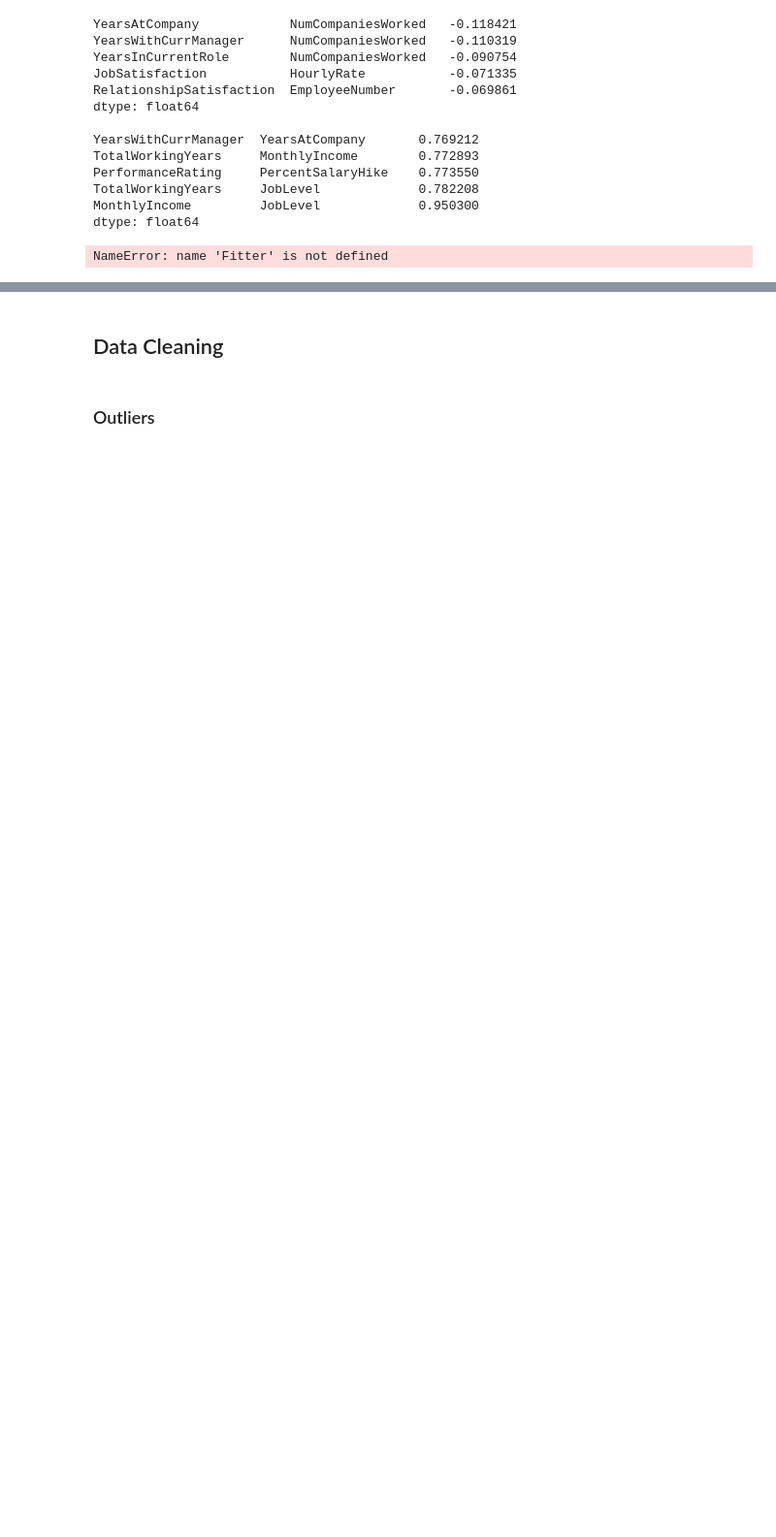
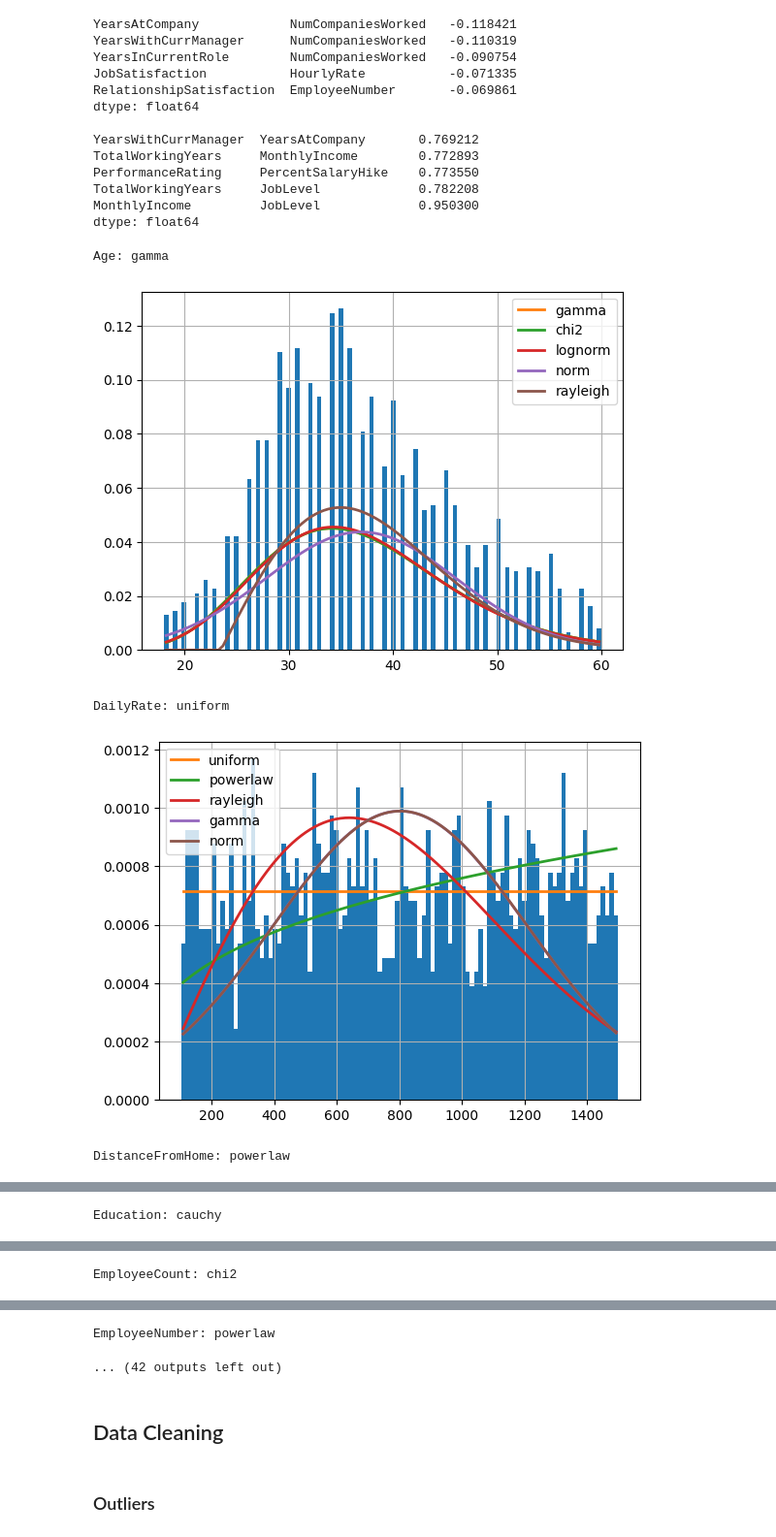
Before and after one commit to BenWSingleton/CS513FinalProject, a Jupyter notebook: FinalProject.ipynb, the cells around one changed output, grey strips where cells are left out. Shown at 97% size. Cells and saved outputs as stored; diff of their text form; code cells hidden in the pictures; blank space fills up the shorter version.

```diff
--- a/FinalProject.ipynb
+++ b/FinalProject.ipynb
@@ -231,12 +231,16 @@ dtype: float64
 # %%
 for column in df:
     if df[column].dtype == "int64":
-        f = Fitter(df[column],
+        f = fitter.Fitter(df[column],
                distributions=get_common_distributions())
         f.fit()
         print(column + ': ' + ' '.join(list(f.get_best())))
         f.hist()
         f.plot_pdf()
         plt.show()
 # %% [output]
-NameError: name 'Fitter' is not defined
+Age: gamma
+[figure, added]
+DailyRate: uniform
+[figure, added]
+DistanceFromHome: powerlaw
@@ -242,0 +248 @@ NameError: name 'Fitter' is not defined
+Education: cauchy
@@ -242,0 +251 @@ NameError: name 'Fitter' is not defined
+EmployeeCount: chi2
@@ -243,3 +253,5 @@ NameError: name 'Fitter' is not defined
+EmployeeNumber: powerlaw
+... (42 outputs left out)
 # %% [markdown]
 ## Data Cleaning
 # %%
```
Also changed, not shown: parts of 38 cells of this notebook.
